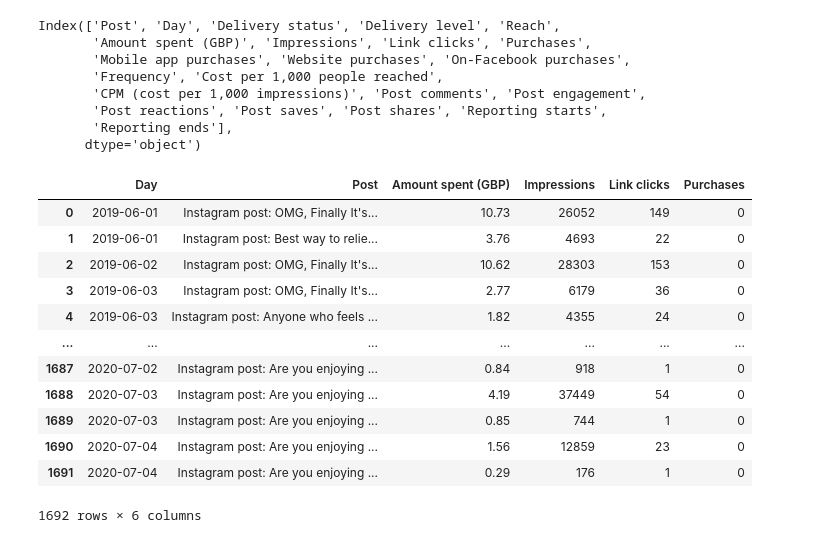
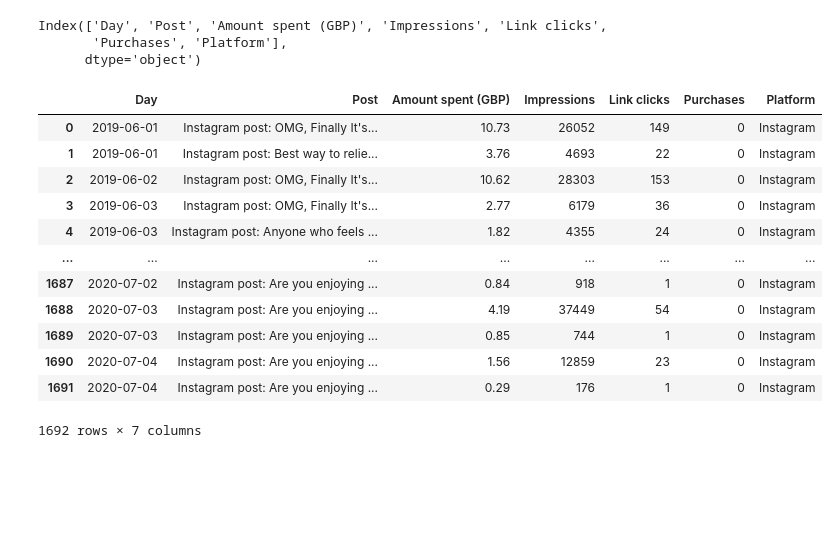
Before and after one commit to JoannaKang/kakao-commerce-data-analysis, a Jupyter notebook: Paid Media Report.ipynb, the cells around one changed output. Cells and saved outputs as stored; diff of their text form; code cells hidden in the pictures; blank space fills up the shorter version.

```diff
--- a/Paid Media Report.ipynb
+++ b/Paid Media Report.ipynb
@@ -7,9 +7,9 @@ import pandas as pd
 file_path = "C:\\Users\\Joanna Kang\\Desktop\\TASK\\5. Data Anaylsis\\Daily report\\200709_Paid Media Daily report.xlsx"
 tab_list = ['Facebook_RawData', 'Instagram_RawData', 'Twitter_RawData', 'Google_RawData']
 #Facebook = pd.read_excel(file_path, sheet_name = tab_list[0])
-Instagram = pd.read_excel(file_path, sheet_name = tab_list[1])
+#Instagram = pd.read_excel(file_path, sheet_name = tab_list[1])
 #Twitter = pd.read_excel(file_path, sheet_name = tab_list[2])
-#Google = pd.read_excel(file_path, sheet_name = tab_list[3])
+Google = pd.read_excel(file_path, sheet_name = tab_list[3])
 # %%
 Facebook
 # %% [output]
@@ -58,28 +54,24 @@ Facebook
 # %%
 Instagram.columns
 # %% [output]
-Index(['Post', 'Day', 'Delivery status', 'Delivery level', 'Reach',
-       'Amount spent (GBP)', 'Impressions', 'Link clicks', 'Purchases',
-       'Mobile app purchases', 'Website purchases', 'On-Facebook purchases',
-       'Frequency', 'Cost per 1,000 people reached',
-       'CPM (cost per 1,000 impressions)', 'Post comments', 'Post engagement',
-       'Post reactions', 'Post saves', 'Post shares', 'Reporting starts',
-       'Reporting ends'],
+Index(['Day', 'Post', 'Amount spent (GBP)', 'Impressions', 'Link clicks',
+       'Purchases', 'Platform'],
       dtype='object')
 # %%
 Instagram = Instagram[['Day', 'Post', 'Amount spent (GBP)', 'Impressions', 'Link clicks', 'Purchases']]
+Instagram['Platform'] = 'Instagram'
 Instagram
 # %% [output]
-|  | Day | Post | Amount spent (GBP) | Impressions | Link clicks | Purchases |
-| 0 | 2019-06-01 | Instagram post: OMG, Finally It's... | 10.73 | 26052 | 149 | 0 |
-| 1 | 2019-06-01 | Instagram post: Best way to relie... | 3.76 | 4693 | 22 | 0 |
-| 2 | 2019-06-02 | Instagram post: OMG, Finally It's... | 10.62 | 28303 | 153 | 0 |
-| 3 | 2019-06-03 | Instagram post: OMG, Finally It's... | 2.77 | 6179 | 36 | 0 |
-| 4 | 2019-06-03 | Instagram post: Anyone who feels ... | 1.82 | 4355 | 24 | 0 |
-| ... | ... | ... | ... | ... | ... | ... |
-| 1687 | 2020-07-02 | Instagram post: Are you enjoying ... | 0.84 | 918 | 1 | 0 |
-| 1688 | 2020-07-03 | Instagram post: Are you enjoying ... | 4.19 | 37449 | 54 | 0 |
-| 1689 | 2020-07-03 | Instagram post: Are you enjoying ... | 0.85 | 744 | 1 | 0 |
-| 1690 | 2020-07-04 | Instagram post: Are you enjoying ... | 1.56 | 12859 | 23 | 0 |
-| 1691 | 2020-07-04 | Instagram post: Are you enjoying ... | 0.29 | 176 | 1 | 0 |
+|  | Day | Post | Amount spent (GBP) | Impressions | Link clicks | Purchases | Platform |
+| 0 | 2019-06-01 | Instagram post: OMG, Finally It's... | 10.73 | 26052 | 149 | 0 | Instagram |
+| 1 | 2019-06-01 | Instagram post: Best way to relie... | 3.76 | 4693 | 22 | 0 | Instagram |
+| 2 | 2019-06-02 | Instagram post: OMG, Finally It's... | 10.62 | 28303 | 153 | 0 | Instagram |
+| 3 | 2019-06-03 | Instagram post: OMG, Finally It's... | 2.77 | 6179 | 36 | 0 | Instagram |
+| 4 | 2019-06-03 | Instagram post: Anyone who feels ... | 1.82 | 4355 | 24 | 0 | Instagram |
+| ... | ... | ... | ... | ... | ... | ... | ... |
+| 1687 | 2020-07-02 | Instagram post: Are you enjoying ... | 0.84 | 918 | 1 | 0 | Instagram |
+| 1688 | 2020-07-03 | Instagram post: Are you enjoying ... | 4.19 | 37449 | 54 | 0 | Instagram |
+| 1689 | 2020-07-03 | Instagram post: Are you enjoying ... | 0.85 | 744 | 1 | 0 | Instagram |
+| 1690 | 2020-07-04 | Instagram post: Are you enjoying ... | 1.56 | 12859 | 23 | 0 | Instagram |
+| 1691 | 2020-07-04 | Instagram post: Are you enjoying ... | 0.29 | 176 | 1 | 0 | Instagram |
-1692 rows × 6 columns
+1692 rows × 7 columns
```
Also changed, not shown: parts of 10 cells of this notebook.
